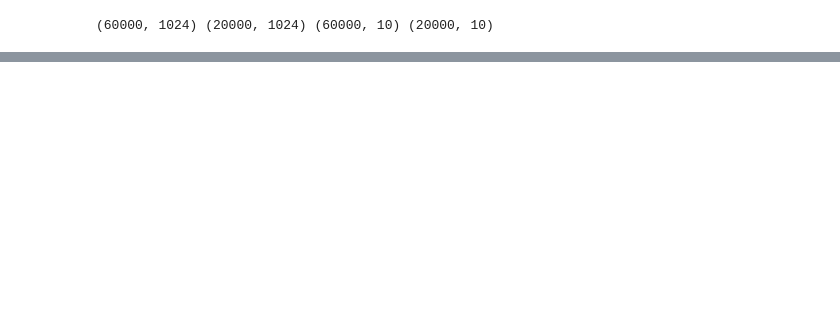
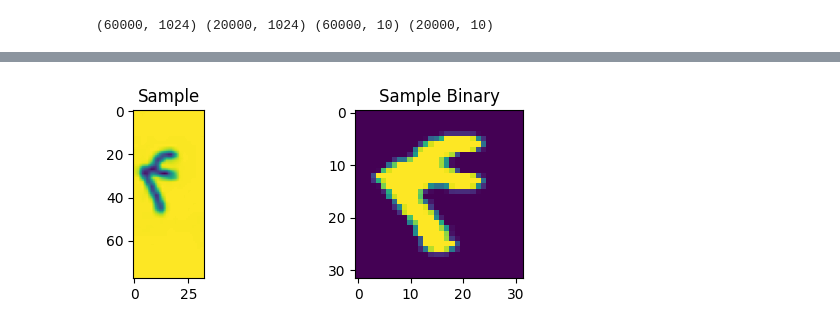
Before and after one commit to aztofighi/Persian_Handwritten_Recognition, a Jupyter notebook: Persian_Handwritten_Recognition.ipynb, the cells around one changed output, grey strips where cells are left out. Cells and saved outputs as stored; diff of their text form; code cells hidden in the pictures; blank space fills up the shorter version.

```diff
--- a/Persian_Handwritten_Recognition.ipynb
+++ b/Persian_Handwritten_Recognition.ipynb
@@ -370,0 +458,12 @@ weighted avg       0.95      0.95      0.95     20000
+# %%
+img_in, img_out, img_class = classify_sample('hoda.h5','4sample.png')
+print("Image Class: " + img_class)
+# Plot the Train and Test data
+img1 = plt.subplot(221)
+img1.set_title('Sample')
+plt.imshow(img_in)
+img2 = plt.subplot(222)
+plt.imshow(img_out.reshape(32,32))
+img2.set_title('Sample Binary')
+plt.show()
+# %% [output]
@@ -370,0 +472 @@ weighted avg       0.95      0.95      0.95     20000
+[figure, added]
```
Also changed, not shown: parts of 21 cells of this notebook.
